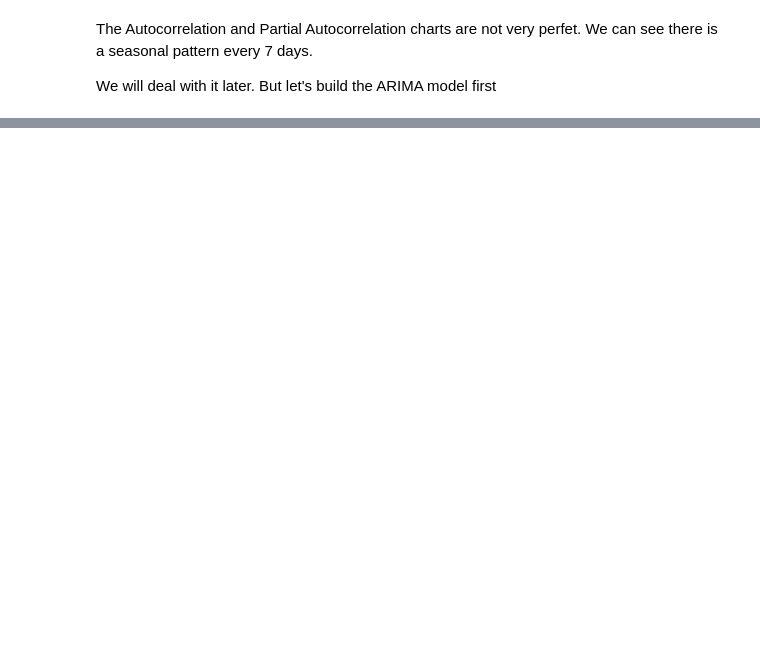
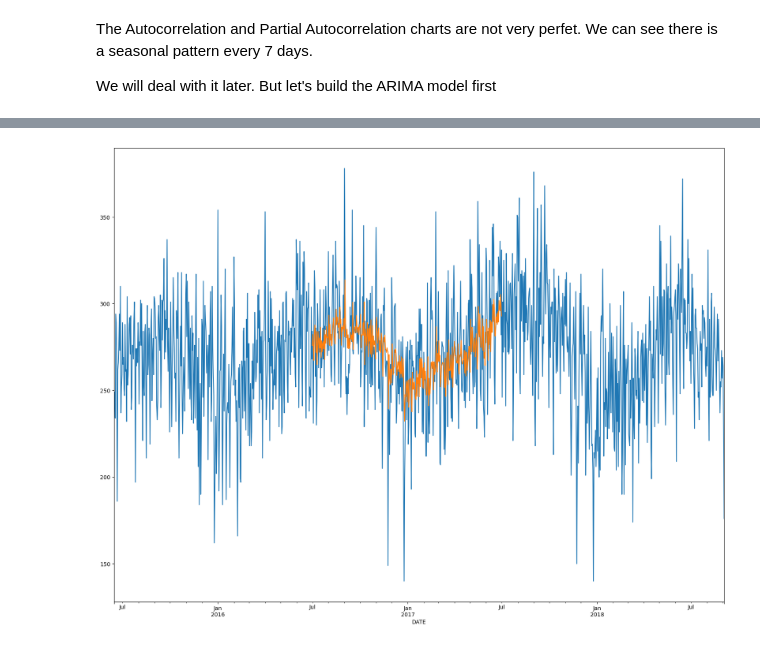
Before and after one commit to abhisingh007224/Times-series-analysis, a Jupyter notebook: Boston ARIMA Forecast and Analysis-2.ipynb, the cells around one changed output, grey strips where cells are left out. Drawn from its saved outputs; the diff is of its cells as text; code cells hidden in the pictures; blank space fills up the shorter version.

```diff
--- a/Boston ARIMA Forecast and Analysis-2.ipynb
+++ b/Boston ARIMA Forecast and Analysis-2.ipynb
@@ -180,8 +274,17 @@ The Autocorrelation and Partial Autocorrelation charts are not very perfet. We c
 
 We will deal with it later. But let's build the ARIMA model first
 # %%
+from statsmodels.tsa.arima.model import ARIMA
+
 timeseries = c['Count']
+
 p,d,q = (4,1,2)
-arma_mod = ARMA(timeseries,(p,d,q)).fit()
-summary = (arma_mod.summary2(alpha=.05, float_format="%.8f"))
-print(summary)
+
+model = ARIMA(
+    timeseries,
+    order=(p,d,q)
+)
+
+model_fit = model.fit()
+
+print(model_fit.summary())
@@ -188,7 +309,9 @@ print(summary)
 # %%
-predict_data = arma_mod.predict(start='2016-07-01', end='2017-07-01', dynamic = False)
+predict_data = model_fit.predict(start='2016-07-01', end='2017-07-01', dynamic = False)
 timeseries.index = pd.DatetimeIndex(timeseries.index)
 fig, ax = plt.subplots(figsize=(20, 15))
 ax = timeseries.plot(ax=ax)
 predict_data.plot(ax=ax)
 plt.show()
+# %% [output]
+[figure, added]
```
Also changed, not shown: parts of 16 cells of this notebook.
